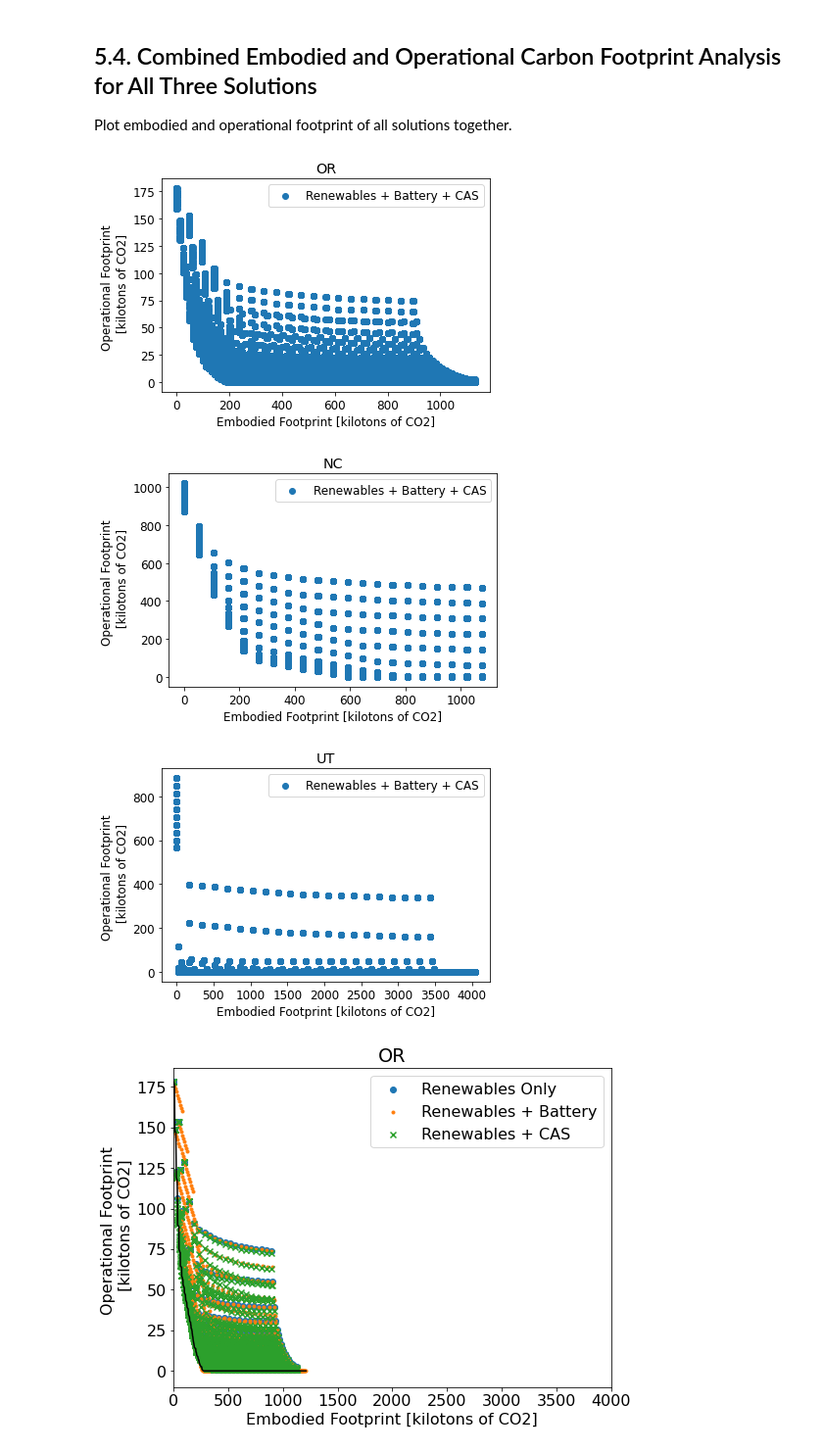
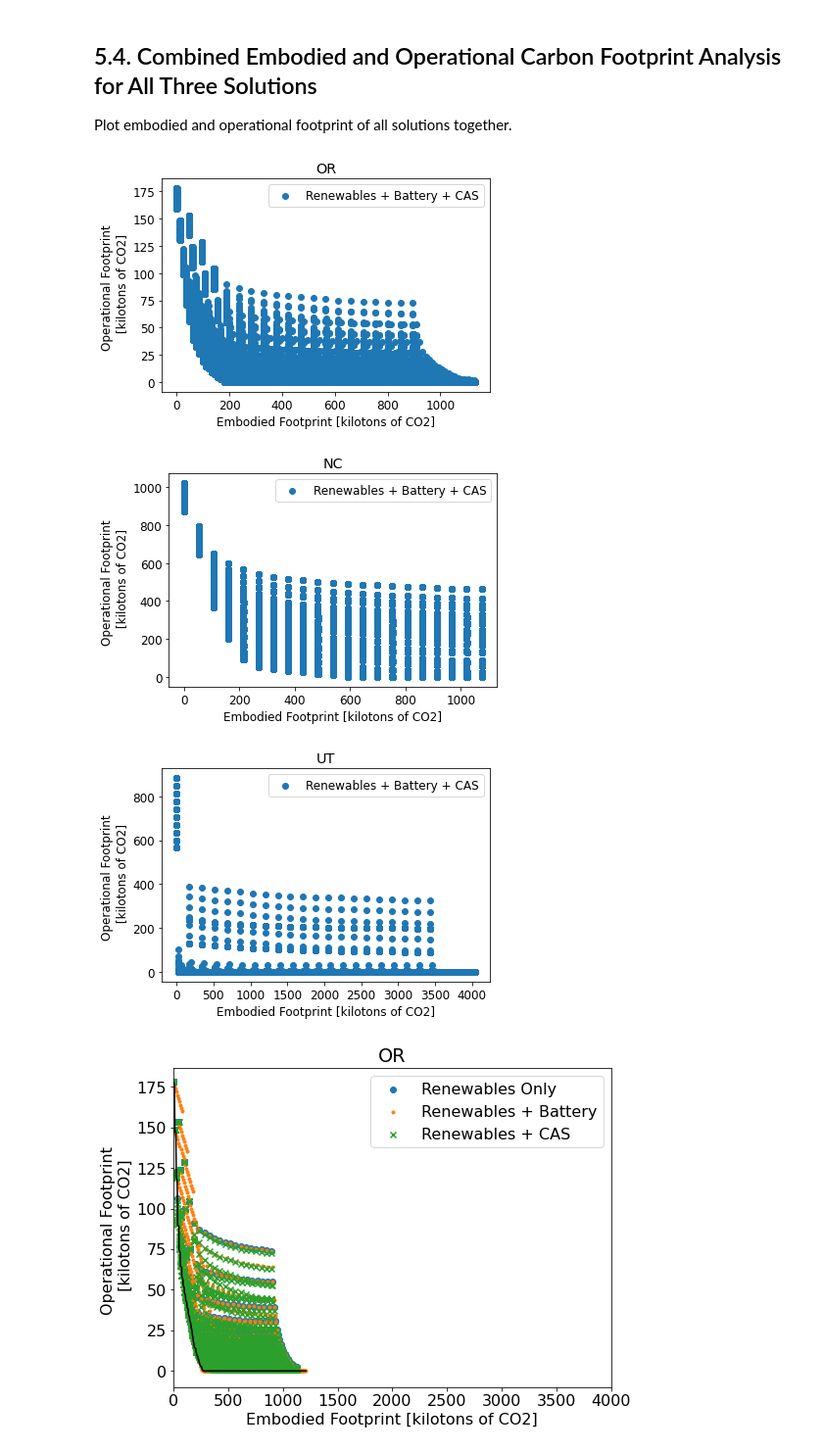
Before and after one commit to facebookresearch/CarbonExplorer, a Jupyter notebook: Carbon_Explorer.ipynb, the cells around one changed output. Shown at 98% size. Saved outputs shown, nothing was run; the diff lists cells and outputs as text; code cells hidden in the pictures.

```diff
--- a/Carbon_Explorer.ipynb
+++ b/Carbon_Explorer.ipynb
@@ -1114,7 +1064,7 @@ for dc in dc_ba_map:
                 ren_mw = wnd_db_scaled + sun_db_scaled
 
                 # apply battery analysis
-                tot_non_ren_mw = bat.apply_battery(battery_cap, ren_mw, d)
+                tot_non_ren_mw, ren_mw_with_battery = bat.apply_battery(battery_cap, ren_mw, d)
 
                 renewable_coverage_ratio = (d['avg_dc_power_mw'].sum() - tot_non_ren_mw) / d['avg_dc_power_mw'].sum() * 100
 
@@ -1155,6 +1105,7 @@ import matplotlib.pyplot as plt
 import numpy as np
 from matplotlib.collections import LineCollection
 from src.cas import *
+import src.utils as utils
 
 # store the final embodied and operational footprint numbers in this map
 server_results_map_final = []
@@ -1197,8 +1148,6 @@ for dc in dc_ba_map:
 
     max_wind_range += ba_ppa_map[ba][0]
     max_sol_range += ba_ppa_map[ba][1]
-    min_sun_to_247 = -1
-    min_wnd_to_247 = -1
     # max capacity x% above current capacity
     for extra_capacity in range(0, max_allowed_extra_cap+1, 10):
         max_cap = cur_cap + cur_cap * extra_capacity / 100
@@ -1221,17 +1170,9 @@ for dc in dc_ba_map:
 
                 # apply cas algorithm from cas.py
                 final_balanced_df = cas(df_all, flexible_work_ratio, max_cap)
+
                 # calculate coverage
-                non_ren_mw = 0
-                for i in range(final_balanced_df.shape[0]):
-                    dc_pow = final_balanced_df["avg_dc_power_mw"][i]
-                    ren = final_balanced_df["tot_renewable"][i]
-                    if dc_pow > ren:
-                        non_ren_mw = non_ren_mw + dc_pow - ren
-                sum_dc = final_balanced_df["avg_dc_power_mw"].sum()
-                #print("Renewable coverage ratio: ", (sum_dc-non_ren_mw)/sum_dc*100, "%")
-
-                balanced_coverage = (sum_dc - non_ren_mw) / sum_dc * 100
+                balanced_coverage = utils.calculate_coverage(final_balanced_df["tot_renewable"], final_balanced_df["avg_dc_power_mw"])
 
                 delta = int((datetime.strptime(END_DATE, "%Y-%m-%d") - datetime.strptime(START_DATE, "%Y-%m-%d")).days)
                 tot_wind_energy = wnd_db_scaled.sum()/delta*10*365 # normalize to 10 years of operation
@@ -1273,6 +1214,7 @@ import matplotlib.pyplot as plt
 import numpy as np
 from matplotlib.collections import LineCollection
 from src.cas import *
+import src.utils as utils
 
 # store the final embodied and operational footprint numbers in this map
 batteryandserver_results_map_final = []
@@ -1318,10 +1260,8 @@ for dc in dc_ba_map:
 
     max_wind_range += ba_ppa_map[ba][0]
     max_sol_range += ba_ppa_map[ba][1]
-    min_sun_to_247 = -1
-    min_wnd_to_247 = -1
+
     for battery_cap in range(0, max_bat_range, 100):
-        # max capacity x% above current capacity
         for extra_capacity in range(0, max_allowed_extra_cap+1, 10):
             max_cap = cur_cap + cur_cap * extra_capacity / 100
             for wnd_capacity in range(0, max_wind_range, int(max_wind_range / 20)):
@@ -1336,74 +1276,53 @@ for dc in dc_ba_map:
                     if max_sun_cap != 0:
                         sun_db_scaled = sun_db / max_sun_cap * SUN_PPA_MW
                     projected_db = pd.concat([wnd_db_scaled, sun_db_scaled], axis=1)
-                    sum_db = wnd_db_scaled + sun_db_scaled
-                    sum_db.rename("tot_renewable", inplace=True)
+                    ren_mw = wnd_db_scaled + sun_db_scaled
 
-                    b = bat.Battery2(battery_cap, battery_cap)
-                    points_per_hour = 1
-                    for i in range(d.shape[0]):
-                        gap = d["avg_dc_power_mw"][i] - sum_db[i]
-                        discharged_amount = 0
-                        for j in range(points_per_hour):
-                            # lack or excess renewable supply
-                            if gap > 0:  # discharging from battery
-                                discharged_amount += b.discharge(gap, 1 / points_per_hour)
-                            else:  # charging the battery
-                                b.charge(-gap, 1 / points_per_hour)
-                                sum_db[i] += gap * (1 / points_per_hour)
-                        if gap > 0:
-                            # print("discharged_amount: ", discharged_amount)
-                            sum_db[i] += discharged_amount  # increase the renewables available by the discharged amount
+                    # apply battery analysis
+                    tot_non_ren_mw, ren_mw_with_battery = bat.apply_battery(battery_cap, ren_mw, d)
+                    ren_mw_with_battery.rename("tot_renewable", inplace=True)
 
                     # join dc & total renewable energy data frames
-                    df_all = d.join(sum_db)
+                    df_all = d.join(ren_mw_with_battery)
 
                     # apply cas algorithm from cas.py
                     final_balanced_df = cas(df_all, flexible_work_ratio, max_cap)
+
                     # calculate coverage
-                    non_ren_mw = 0
-                    for i in range(final_balanced_df.shape[0]):
-                        dc_pow = final_balanced_df["avg_dc_power_mw"][i]
-                        ren = final_balanced_df["tot_renewable"][i]
-                        if dc_pow > ren:
-                            non_ren_mw = non_ren_mw + dc_pow - ren
-                    sum_dc = final_balanced_df["avg_dc_power_mw"].sum()
-                    #print("Renewable coverage ratio: ", (sum_dc-non_ren_mw)/sum_dc*100, "%")
-
-                    balanced_coverage = (sum_dc - non_ren_mw) / sum_dc * 100
+                    balanced_coverage = utils.calculate_coverage(final_balanced_df["tot_renewable"], final_balanced_df["avg_dc_power_mw"])
 
                     delta = int((datetime.strptime(END_DATE, "%Y-%m-%d") - datetime.strptime(START_DATE, "%Y-%m-%d")).days)
                     tot_wind_energy = wnd_db_scaled.sum()/delta*10*365 # normalize to 10 years of operation
                     tot_sun_energy = sun_db_scaled.sum()/delta*10*365 # normalize to 10 years of operation
                     emb_footprint = avg_dc_pow*(extra_capacity/100) * (embodied_server_footprint / 1000) * (10 / server_lifetime) \
                         + (tot_sun_energy * embodied_solar_farm_footprint + tot_wind_energy * embodied_wind_farm_footprint) / (10**6)  # 10 years of time, kilotons of Co2
 
                     results_server.loc[results_server.shape[0]] = [
                         wnd_capacity,
                         sun_capacity,
                         extra_capacity,
                         battery_cap,
                         balanced_coverage,
                         (avg_dc_pow* ((100-balanced_coverage)/100) *10*365*24) * avg_carbon_intensity / (10**6), #10 years of duration, kilotons of Co2
                         emb_footprint,
                     ]
 
     fig = plt.figure(figsize=(6, 4))
     plt.rcParams.update({"font.size": 12})
     ax = fig.gca()
     plt.title(ba)
     ax.scatter(
         results_server["emb_footprint"], results_server["op_footprint"], label="Renewables + Battery + CAS"
     )
     ax.set(xlabel="Embodied Footprint [kilotons of CO2]", ylabel="Operational Footprint \n [kilotons of CO2]")
     ax.set_title(dc)
     plt.legend()
     plt.show()
     batteryandserver_results_map_final.append(pickle.loads(pickle.dumps(results_server)))
 # %% [output]
-[figure, old version]
+[figure, new version]
-[figure, old version]
+[figure, new version]
-[figure, old version]
+[figure, new version]
 # %%
 import numpy as np
 import seaborn as sns
```
Also changed, not shown: parts of 8 cells of this notebook, 3 other files.
